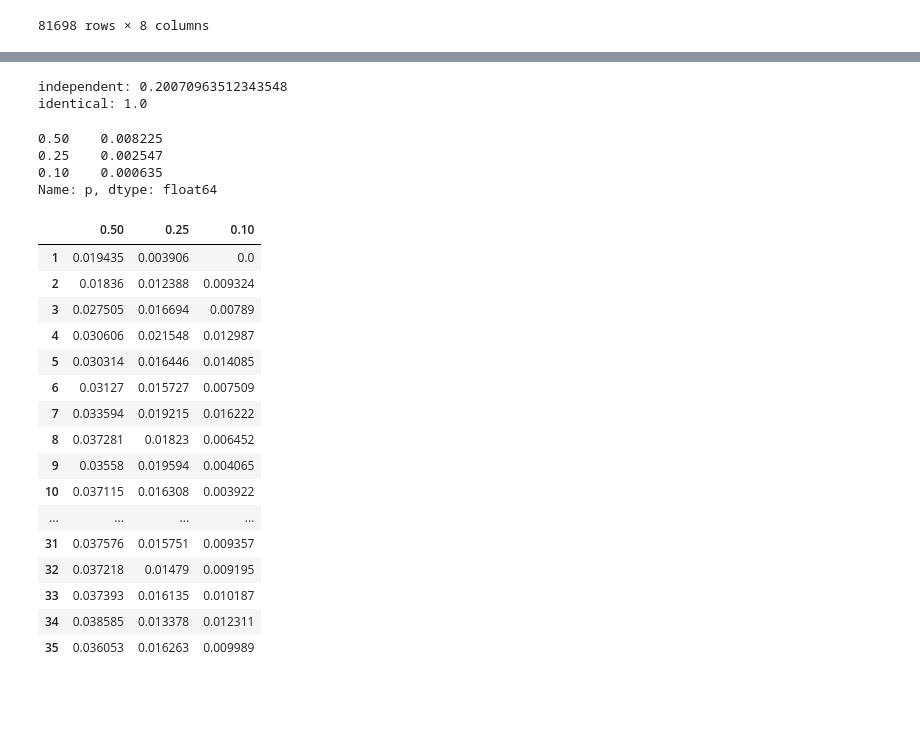
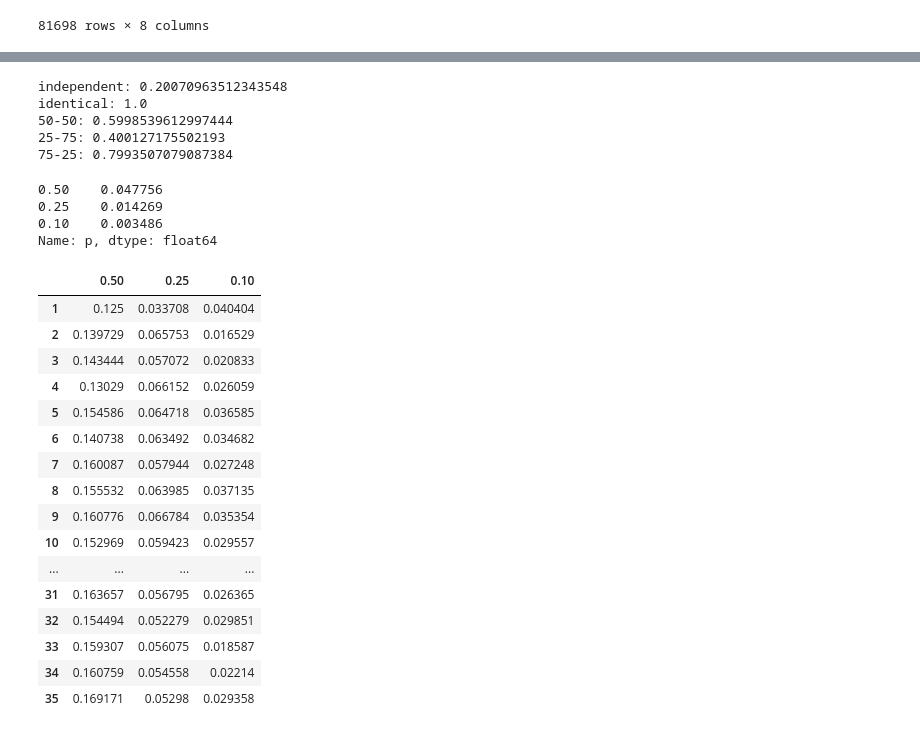
Before and after one commit to safer-streets/safer-streets-core, a Jupyter notebook: predictivity.ipynb, the cells around one changed output, grey strips where cells are left out. Cells and saved outputs as stored; diff of their text form; code cells hidden in the pictures; blank space fills up the shorter version.

```diff
--- a/predictivity.ipynb
+++ b/predictivity.ipynb
@@ -26,12 +21,12 @@ from utils import (
 # %%
 FORCE = "West Yorkshire"
 CATEGORY = CATEGORIES[1]  # ASB
-AREA: SpatialUnit = "HEX"
+AREA: SpatialUnit = "GRID"
 AREA_PARAMETERS = defaultdict(
     dict,
     {
         "LSOA": {"resolution": "GC"},
-        "GRID": {"size": 200.0},
+        "GRID": {"size": 800.0},
         "HEX": {"size": 124.0},
         "H3": {"resolution": 8},
     },
@@ -144,9 +159,15 @@ confusion_matrix - np.outer([p, 1 - p], [p, 1 - p])
 
 print(f"independent: {f1_score(a_p[:, 0], a_p[:, 1])}")
 print(f"identical: {f1_score(a_p[:, 0], a_p[:, 0])}")
+print(f"50-50: {f1_score(a_p[:, 0], np.concatenate([a_p[:N//2, 0], a_p[:N//2, 1]]))}")
+print(f"25-75: {f1_score(a_p[:, 0], np.concatenate([a_p[:N//4, 0], a_p[:3*N//4, 1]]))}")
+print(f"75-25: {f1_score(a_p[:, 0], np.concatenate([a_p[:3*N//4, 0], a_p[:N//4, 1]]))}")
 # %% [output]
 independent: 0.20070963512343548
 identical: 1.0
+50-50: 0.5998539612997444
+25-75: 0.400127175502193
+75-25: 0.7993507079087384
 # %%
 threshold_probs = pd.Series(index=AREA_THRESHOLDS, name="p")
 
@@ -157,9 +178,9 @@ for threshold in AREA_THRESHOLDS:
 
 threshold_probs
 # %% [output]
-0.50    0.008225
-0.25    0.002547
-0.10    0.000635
+0.50    0.047756
+0.25    0.014269
+0.10    0.003486
 Name: p, dtype: float64
 # %%
 def calc_threshold_f1_impl(pred_target: pd.DataFrame, threshold: float):
@@ -184,45 +205,44 @@ def calc_threshold_f1(count_data: pd.DataFrame) -> pd.DataFrame:
 
 threshold_f1 = calc_threshold_f1(count_data)
 # %%
-ref_crime_data = random_crime_data(len(raw_crime_data), force_boundary, list(raw_crime_data.Month.unique()))
-
-ref_crime_data, _ = map_to_spatial_unit(ref_crime_data, force_boundary, AREA, **AREA_PARAMETERS[AREA])
+# TODO sampling points in polygon biases toward larger spatial units
+ref_crime_data = random_crime_data_by_feature(len(raw_crime_data), features, list(raw_crime_data.Month.unique()))
 
 ref_count_data = (
     ref_crime_data.groupby(["Month", "spatial_unit"])["Crime type"]
     .count()
     .unstack(level="Month", fill_value=0)
     .reindex(features.index, fill_value=0)
 )
 assert len(ref_count_data) == len(features)
 
 ref_threshold_probs = pd.Series(index=AREA_THRESHOLDS, name="p")
 
 for threshold in AREA_THRESHOLDS:
     ref_threshold_probs.loc[threshold] = sum(
         ((col.sort_values().cumsum() / col.sum()) >= (1 - threshold)).mean() for _, col in ref_count_data.items()
     ) / len(ref_count_data.columns)
 
 ref_threshold_f1 = calc_threshold_f1(ref_count_data)
 ref_threshold_f1
 # %% [output]
 |  | 0.50 | 0.25 | 0.10 |
-| 1 | 0.019435 | 0.003906 | 0.0 |
-| 2 | 0.01836 | 0.012388 | 0.009324 |
-| 3 | 0.027505 | 0.016694 | 0.00789 |
-| 4 | 0.030606 | 0.021548 | 0.012987 |
-| 5 | 0.030314 | 0.016446 | 0.014085 |
-| 6 | 0.03127 | 0.015727 | 0.007509 |
-| 7 | 0.033594 | 0.019215 | 0.016222 |
-| 8 | 0.037281 | 0.01823 | 0.006452 |
-| 9 | 0.03558 | 0.019594 | 0.004065 |
-| 10 | 0.037115 | 0.016308 | 0.003922 |
+| 1 | 0.125 | 0.033708 | 0.040404 |
+| 2 | 0.139729 | 0.065753 | 0.016529 |
+| 3 | 0.143444 | 0.057072 | 0.020833 |
+| 4 | 0.13029 | 0.066152 | 0.026059 |
+| 5 | 0.154586 | 0.064718 | 0.036585 |
+| 6 | 0.140738 | 0.063492 | 0.034682 |
+| 7 | 0.160087 | 0.057944 | 0.027248 |
+| 8 | 0.155532 | 0.063985 | 0.037135 |
+| 9 | 0.160776 | 0.066784 | 0.035354 |
+| 10 | 0.152969 | 0.059423 | 0.029557 |
 | ... | ... | ... | ... |
-| 31 | 0.037576 | 0.015751 | 0.009357 |
-| 32 | 0.037218 | 0.01479 | 0.009195 |
-| 33 | 0.037393 | 0.016135 | 0.010187 |
-| 34 | 0.038585 | 0.013378 | 0.012311 |
-| 35 | 0.036053 | 0.016263 | 0.009989 |
+| 31 | 0.163657 | 0.056795 | 0.026365 |
+| 32 | 0.154494 | 0.052279 | 0.029851 |
+| 33 | 0.159307 | 0.056075 | 0.018587 |
+| 34 | 0.160759 | 0.054558 | 0.02214 |
+| 35 | 0.169171 | 0.05298 | 0.029358 |
 # %%
 fig, axs = plt.subplots(1, 2, sharey=True, figsize=(12, 6))
 
```
Also changed, not shown: parts of 10 cells of this notebook, 2 other files.
